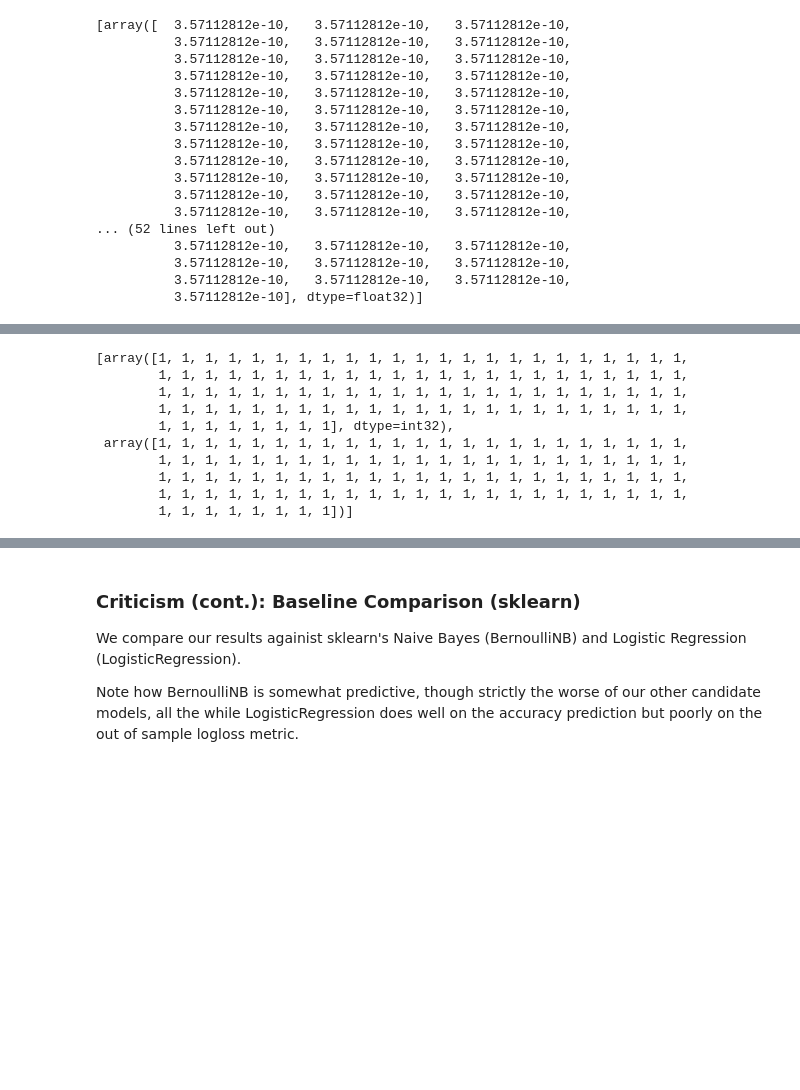
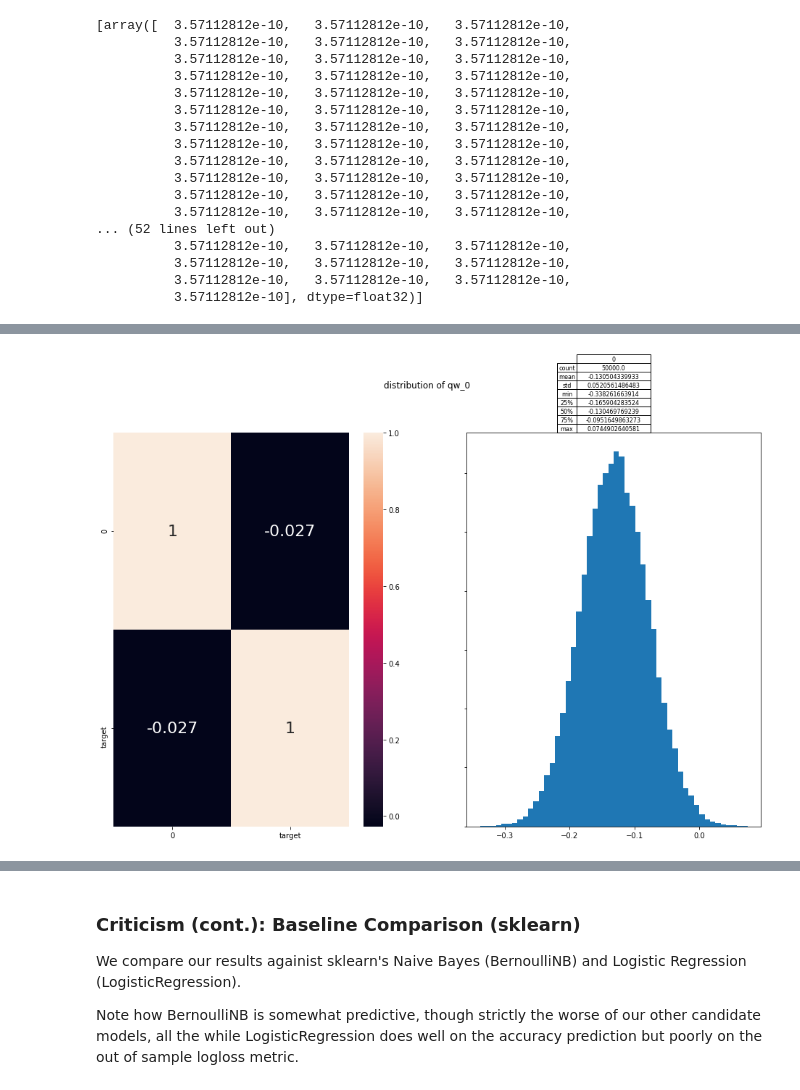
Before and after one commit to felcianofsantos/bayesian-forecast, a Jupyter notebook: notebook/bayesian-forecast.ipynb, the cells around one changed output, grey strips where cells are left out. Saved outputs shown, nothing was run; the diff lists cells and outputs as text; code cells hidden in the pictures; blank space fills up the shorter version.

```diff
--- a/notebook/bayesian-forecast.ipynb
+++ b/notebook/bayesian-forecast.ipynb
@@ -459,13 +334,18 @@ y_data.mean()
-# %%
-ppc_max
-# %% [output]
-[array([1, 1, 1, 1, 1, 1, 1, 1, 1, 1, 1, 1, 1, 1, 1, 1, 1, 1, 1, 1, 1, 1, 1,
-        1, 1, 1, 1, 1, 1, 1, 1, 1, 1, 1, 1, 1, 1, 1, 1, 1, 1, 1, 1, 1, 1, 1,
-        1, 1, 1, 1, 1, 1, 1, 1, 1, 1, 1, 1, 1, 1, 1, 1, 1, 1, 1, 1, 1, 1, 1,
-        1, 1, 1, 1, 1, 1, 1, 1, 1, 1, 1, 1, 1, 1, 1, 1, 1, 1, 1, 1, 1, 1, 1,
-        1, 1, 1, 1, 1, 1, 1, 1], dtype=int32),
- array([1, 1, 1, 1, 1, 1, 1, 1, 1, 1, 1, 1, 1, 1, 1, 1, 1, 1, 1, 1, 1, 1, 1,
-        1, 1, 1, 1, 1, 1, 1, 1, 1, 1, 1, 1, 1, 1, 1, 1, 1, 1, 1, 1, 1, 1, 1,
-        1, 1, 1, 1, 1, 1, 1, 1, 1, 1, 1, 1, 1, 1, 1, 1, 1, 1, 1, 1, 1, 1, 1,
-        1, 1, 1, 1, 1, 1, 1, 1, 1, 1, 1, 1, 1, 1, 1, 1, 1, 1, 1, 1, 1, 1, 1,
-        1, 1, 1, 1, 1, 1, 1, 1])]
+# %%
+fig, axs = plt.subplots(1,2)
+
+
+df = pd.DataFrame(X_data[:,0])
+df['target'] = y_data
+sns.heatmap(df.corr(), annot=True, ax=axs[0], annot_kws={'size':22})
+dc = pd.Series(qw.sample(50000).eval()[:,0])
+ax = dc.plot(kind='hist',subplots=True,sharex=False,sharey=True,title='distribution of qw_0', bins=50, ax=axs[1])
+
+dcsummary = pd.DataFrame(dc.describe())
+plt.table(cellText=dcsummary.values,colWidths = [0.25]*len(dcsummary.columns),
+          rowLabels=dcsummary.index,
+          colLabels=dcsummary.columns,
+          cellLoc = 'center', rowLoc = 'center',
+          loc='top');
+# %% [output]
+[figure, added]
```
Also changed, not shown: parts of 32 cells of this notebook, 2 other files.
